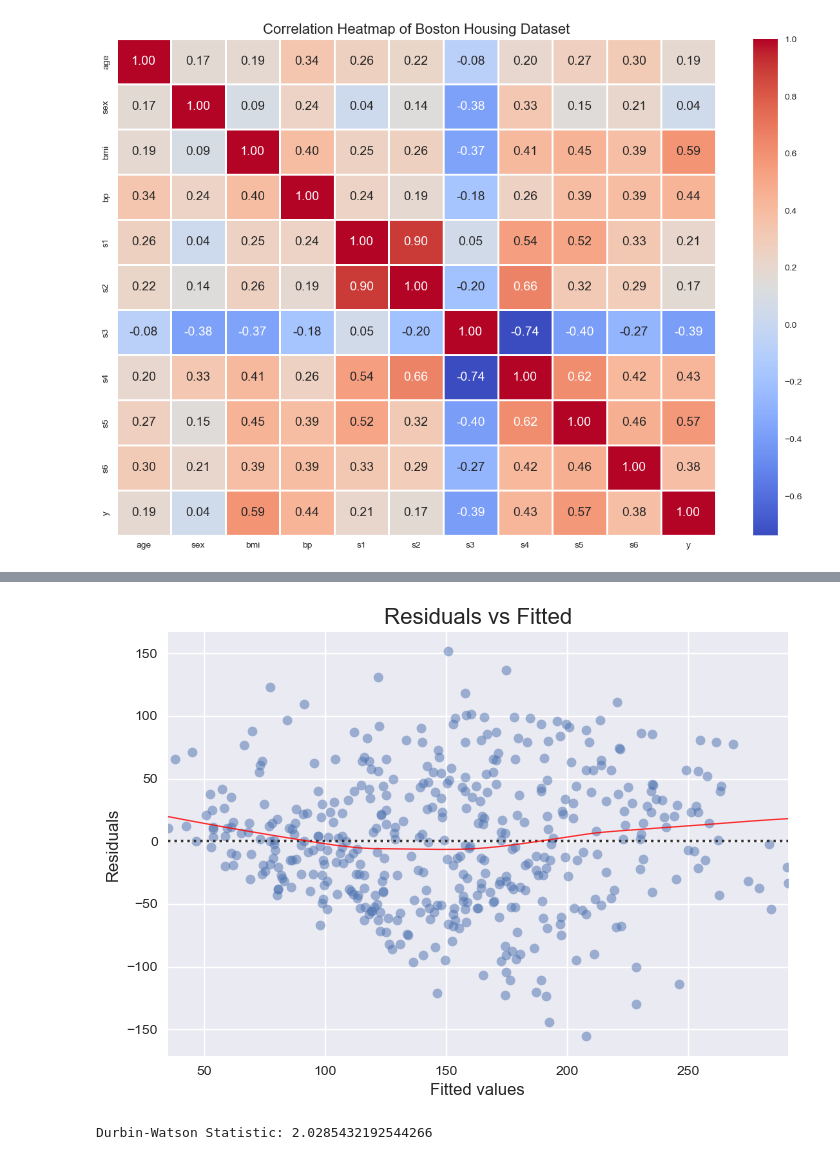
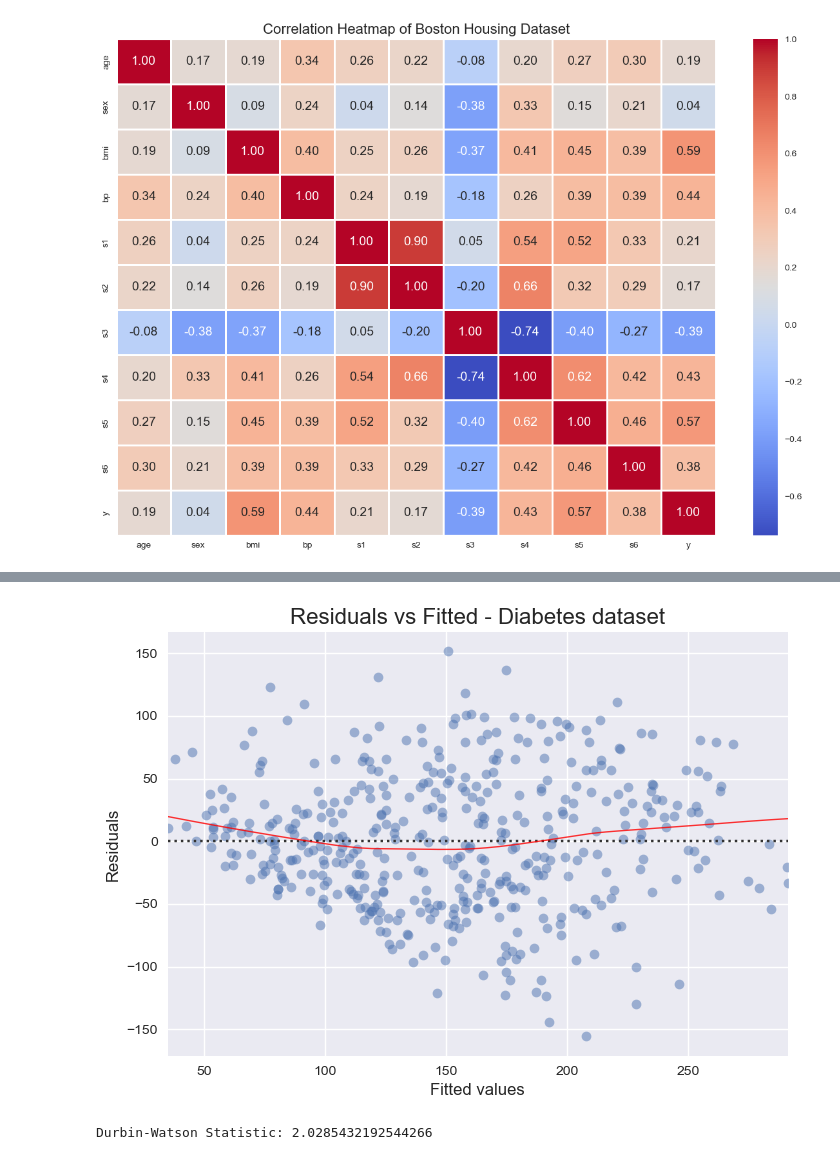
Before and after one commit to jralbala/Linear-Regression-Assumptions, a Jupyter notebook: Final Project.ipynb, the cells around one changed output, grey strips where cells are left out. Cells and saved outputs as stored; diff of their text form; code cells hidden in the pictures.

```diff
--- a/Final Project.ipynb
+++ b/Final Project.ipynb
@@ -619,26 +654,26 @@ No correlated residuals means that each error term is independent and unrelated
 # %%
 # Predicted values for independent variable
 y_pred = lm.fittedvalues
 
 # Plot format
 plt.style.use('seaborn')
 plt.rc('font', size=14)
 plt.rc('figure', titlesize=18)
 plt.rc('axes', labelsize=12)
 plt.rc('axes', titlesize=16)
 
 plot_lm_1 = plt.figure()
 sns.residplot(x=y_pred, y=y,
               lowess=True,
               scatter_kws={'alpha': 0.5},
               line_kws={'color': 'red', 'lw': 1, 'alpha': 0.8})
 
-plt.title('Residuals vs Fitted')
+plt.title('Residuals vs Fitted - Diabetes dataset')
 plt.xlabel('Fitted values')
 plt.ylabel('Residuals')
 plt.show()
 # %% [output]
-[figure, old version]
+[figure, new version]
 # %%
 durbin_watson_statistic = durbin_watson(resids=np.array(lm.resid))
 print("Durbin-Watson Statistic:", durbin_watson_statistic)
```
Also changed, not shown: parts of 51 cells of this notebook.
